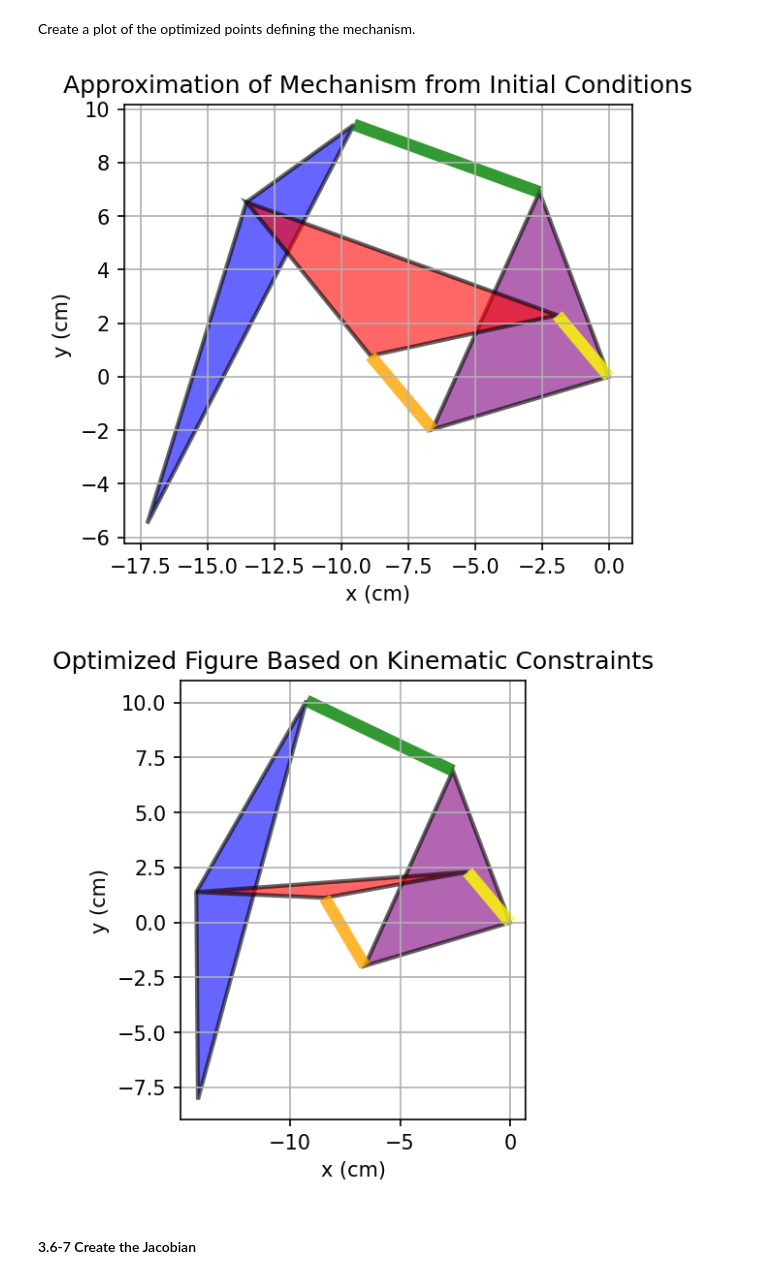
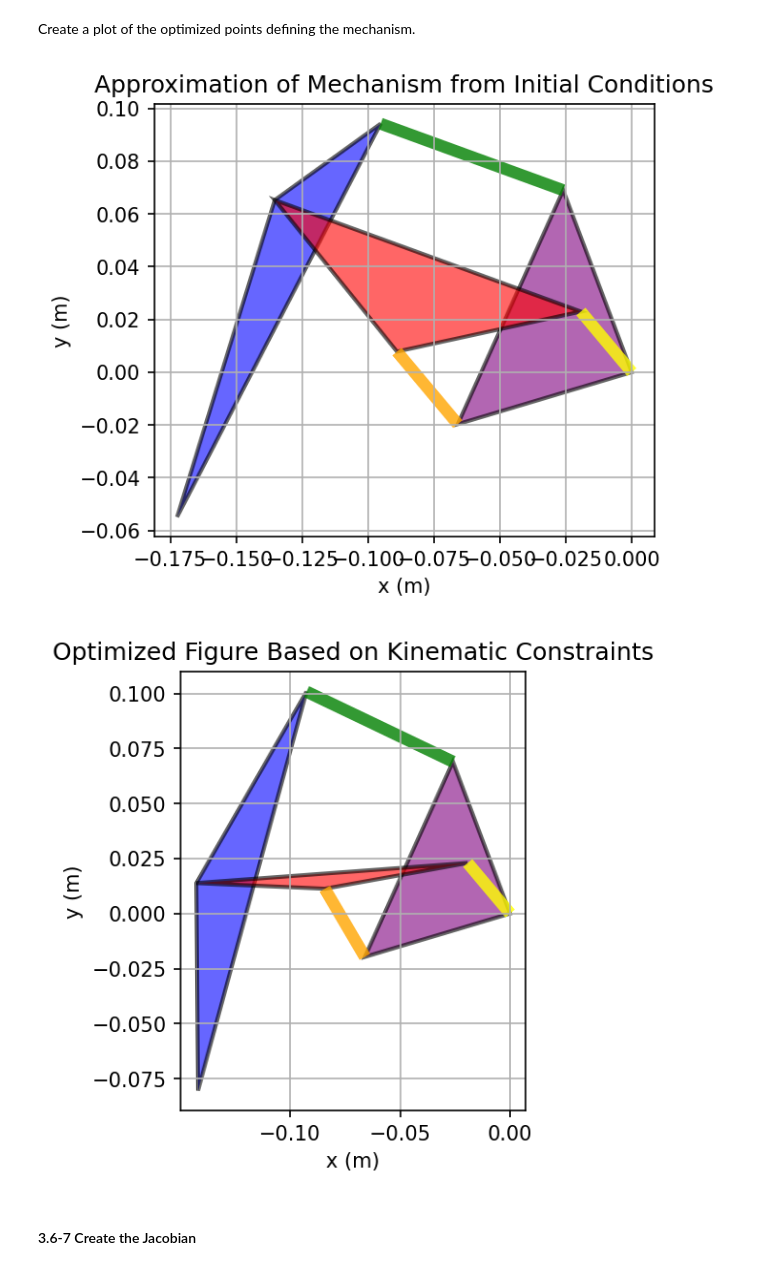
Before and after one commit to arnoldjames98/arnoldjames98.github.io, a Jupyter notebook: systemDynamics.ipynb, the cells around one changed output. Saved outputs shown, nothing was run; the diff lists cells and outputs as text; code cells hidden in the pictures.

```diff
--- a/systemDynamics.ipynb
+++ b/systemDynamics.ipynb
@@ -283,10 +367,10 @@ Define vectors for each of the joint locations.
 *Note: Not all vectors here are necessary for the chosen loop closure equations, but are kept here since they could be useful in future assignments.*
 # %%
 # Vectors representing the joint locations w.r.t N frame
-# Fixed points on pruple (ground) link
-p0 = 0*N.x # P0 is at the origin (shifted by -10, -10 units from figure we are basing our units off of)
-p2 = -6.6*N.x - 1.97*N.y # Coordinates given
-p4 = -2.6*N.x + 6.9*N.y # Coordinates given
+# Fixed points on purple (ground) link
+p0 = 0*N.x # P0 is at the origin
+p2 = p2_x*N.x + p2_y*N.y # Coordinates given (in meters)
+p4 = p4_x*N.x + p4_y*N.y # Coordinates given (in meters)
 
 # Note that for all other points, they are still w.r.t N frame, but they can be defined from different directions/pathways
 # Defining the same point from different directions/pathways is needed for constraints
@@ -451,39 +556,39 @@ plt.fill([points.y[0][4,0], points.y[0][5,0]], [points.y[0][4,1], points.y[0][5,
 plt.fill([points.y[0][0,0], points.y[0][1,0]], [points.y[0][0,1], points.y[0][1,1]], edgecolor="yellow",linewidth=6, alpha=0.8)
 
 # Make the plot readable
 plt.title('Approximation of Mechanism from Initial Conditions')
-plt.xlabel('x (cm)')
-plt.ylabel('y (cm)')
+plt.xlabel('x (m)')
+plt.ylabel('y (m)')
 
 plt.grid()
 plt.axis('scaled')
 plt.show()
 
 
 # Figure for the correct joint angles optimized from the guessed initial conditions
 plt.figure(dpi=150)
 # Blue link
 plt.fill([points.y[1][7,0], points.y[1][6,0], points.y[1][5,0]], [points.y[1][7,1], points.y[1][6,1], points.y[1][5,1]], facecolor='blue', edgecolor="black",linewidth=2, alpha=0.6)
 # Purple link
 plt.fill([points.y[1][0,0], points.y[1][2,0], points.y[1][4,0]], [points.y[1][0,1], points.y[1][2,1], points.y[1][4,1]], facecolor='purple', edgecolor="black",linewidth=2, alpha=0.6)
 # Red link
 plt.fill([points.y[1][1,0], points.y[1][3,0], points.y[1][6,0]], [points.y[1][1,1], points.y[1][3,1], points.y[1][6,1]], facecolor='red', edgecolor="black",linewidth=2, alpha=0.6)
 # Orange link
 plt.fill([points.y[1][2,0], points.y[1][3,0]], [points.y[1][2,1], points.y[1][3,1]], edgecolor="orange",linewidth=6, alpha=0.8)
 # Green link
 plt.fill([points.y[1][4,0], points.y[1][5,0]], [points.y[1][4,1], points.y[1][5,1]], edgecolor="green",linewidth=6, alpha=0.8)
 # Yello link
 plt.fill([points.y[1][0,0], points.y[1][1,0]], [points.y[1][0,1], points.y[1][1,1]], edgecolor="yellow",linewidth=6, alpha=0.8)
 
 plt.title('Optimized Figure Based on Kinematic Constraints')
-plt.xlabel('x (cm)')
-plt.ylabel('y (cm)')
+plt.xlabel('x (m)')
+plt.ylabel('y (m)')
 plt.grid()
 plt.axis('scaled')
 plt.show()
 # %% [output]
-[figure, old version]
+[figure, new version]
-[figure, old version]
+[figure, new version]
 # %% [markdown]
 #### 3.6-7 Create the Jacobian
 # %% [markdown]
```
Also changed, not shown: parts of 69 cells of this notebook.
